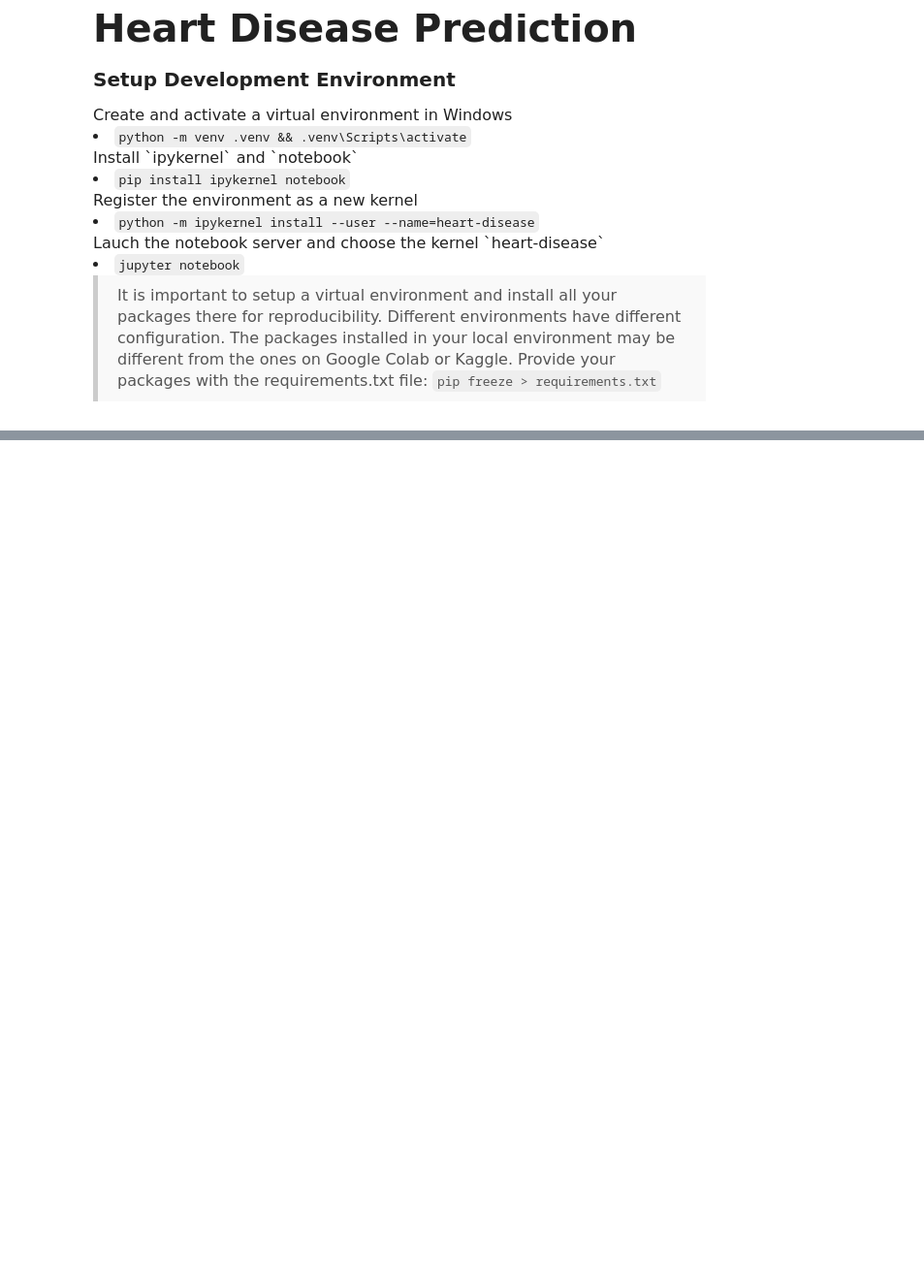
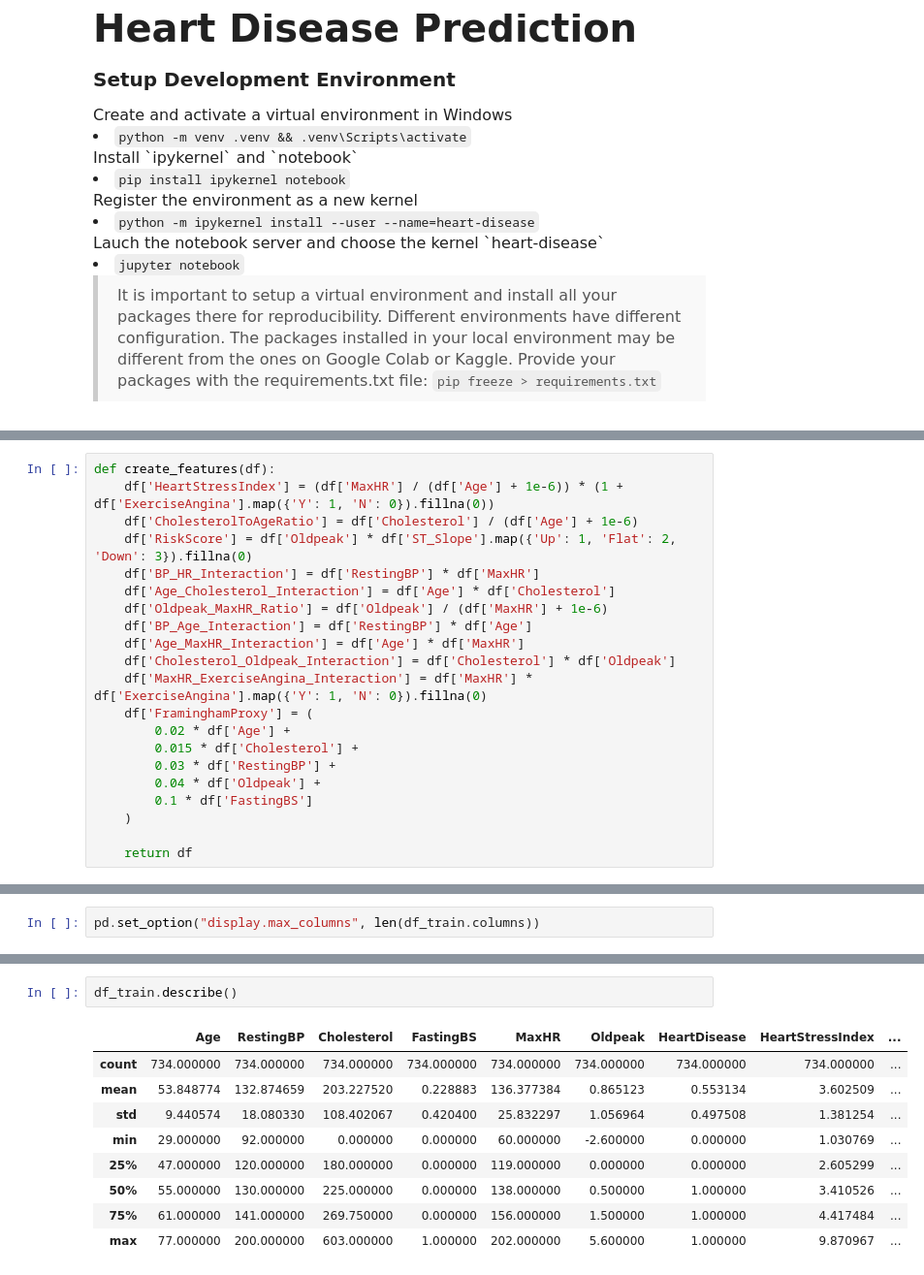
Before and after one commit to aghogho-dev/Heart-Disease-Prediction, a Jupyter notebook: heart-disease.ipynb, the cells around one changed output, grey strips where cells are left out. Shown at 97% size. Drawn from its saved outputs; the diff is of its cells as text; blank space fills up the shorter version.

```diff
--- a/heart-disease.ipynb
+++ b/heart-disease.ipynb
@@ -19,0 +74,21 @@
+# %%
+def create_features(df):
+    df['HeartStressIndex'] = (df['MaxHR'] / (df['Age'] + 1e-6)) * (1 + df['ExerciseAngina'].map({'Y': 1, 'N': 0}).fillna(0))
+    df['CholesterolToAgeRatio'] = df['Cholesterol'] / (df['Age'] + 1e-6)
+    df['RiskScore'] = df['Oldpeak'] * df['ST_Slope'].map({'Up': 1, 'Flat': 2, 'Down': 3}).fillna(0)
+    df['BP_HR_Interaction'] = df['RestingBP'] * df['MaxHR']
+    df['Age_Cholesterol_Interaction'] = df['Age'] * df['Cholesterol']
+    df['Oldpeak_MaxHR_Ratio'] = df['Oldpeak'] / (df['MaxHR'] + 1e-6)
+    df['BP_Age_Interaction'] = df['RestingBP'] * df['Age']
+    df['Age_MaxHR_Interaction'] = df['Age'] * df['MaxHR']
+    df['Cholesterol_Oldpeak_Interaction'] = df['Cholesterol'] * df['Oldpeak']
+    df['MaxHR_ExerciseAngina_Interaction'] = df['MaxHR'] * df['ExerciseAngina'].map({'Y': 1, 'N': 0}).fillna(0)
+    df['FraminghamProxy'] = (
+        0.02 * df['Age'] +
+        0.015 * df['Cholesterol'] +
+        0.03 * df['RestingBP'] +
+        0.04 * df['Oldpeak'] +
+        0.1 * df['FastingBS']
+    )
+
+    return df
@@ -19,0 +179,2 @@
+# %%
+pd.set_option("display.max_columns", len(df_train.columns))
@@ -19,0 +190,12 @@
+# %%
+df_train.describe()
+# %% [output]
+|  | Age | RestingBP | Cholesterol | FastingBS | MaxHR | Oldpeak | HeartDisease | HeartStressIndex | ... |
+| count | 734.000000 | 734.000000 | 734.000000 | 734.000000 | 734.000000 | 734.000000 | 734.000000 | 734.000000 | ... |
+| mean | 53.848774 | 132.874659 | 203.227520 | 0.228883 | 136.377384 | 0.865123 | 0.553134 | 3.602509 | ... |
+| std | 9.440574 | 18.080330 | 108.402067 | 0.420400 | 25.832297 | 1.056964 | 0.497508 | 1.381254 | ... |
+| min | 29.000000 | 92.000000 | 0.000000 | 0.000000 | 60.000000 | -2.600000 | 0.000000 | 1.030769 | ... |
+| 25% | 47.000000 | 120.000000 | 180.000000 | 0.000000 | 119.000000 | 0.000000 | 0.000000 | 2.605299 | ... |
+| 50% | 55.000000 | 130.000000 | 225.000000 | 0.000000 | 138.000000 | 0.500000 | 1.000000 | 3.410526 | ... |
+| 75% | 61.000000 | 141.000000 | 269.750000 | 0.000000 | 156.000000 | 1.500000 | 1.000000 | 4.417484 | ... |
+| max | 77.000000 | 200.000000 | 603.000000 | 1.000000 | 202.000000 | 5.600000 | 1.000000 | 9.870967 | ... |
```
Also changed, not shown: parts of 27 cells of this notebook.
